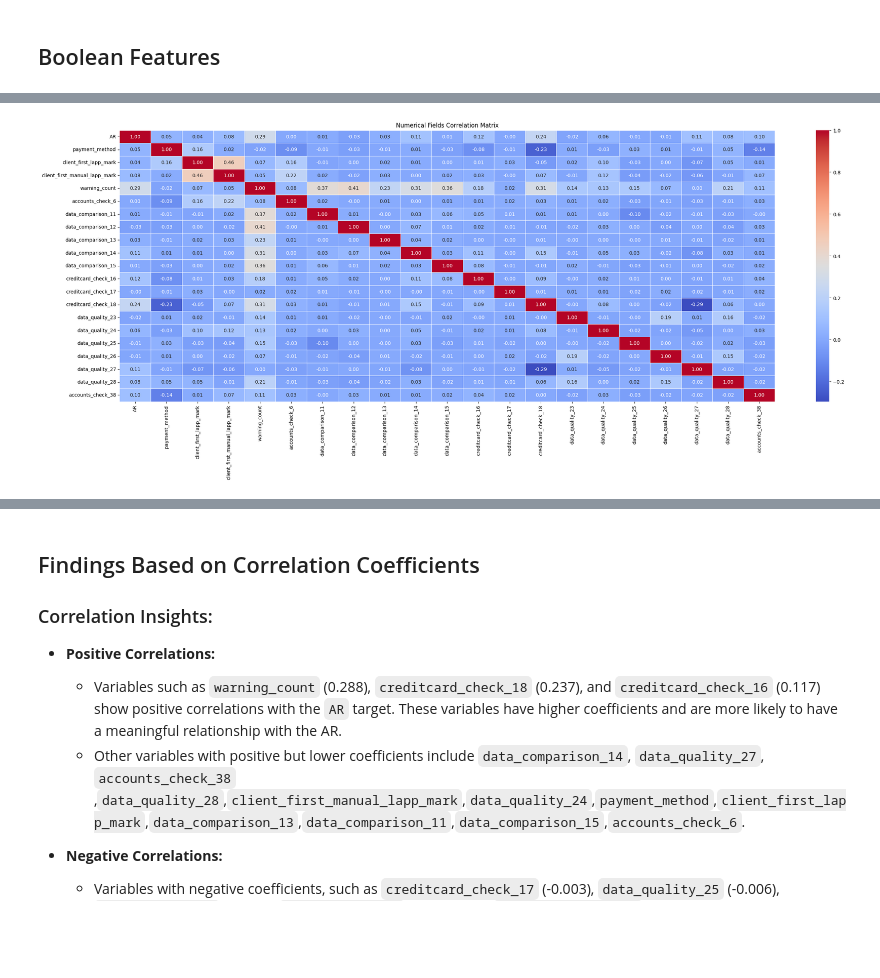
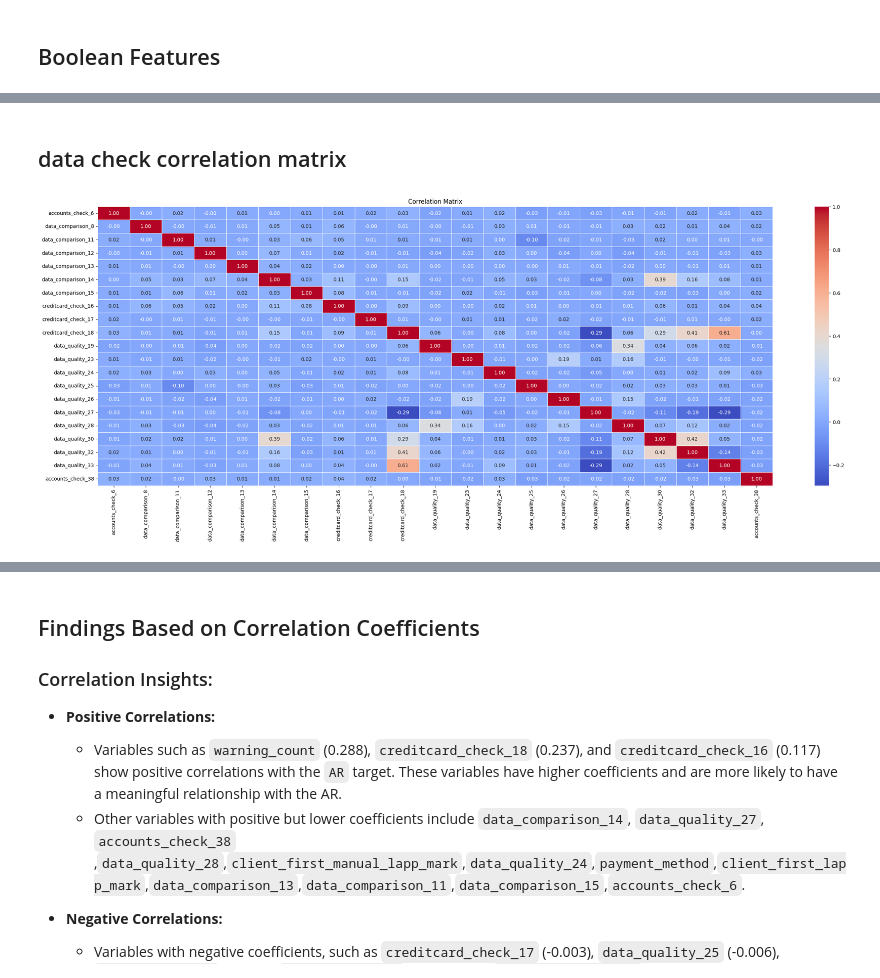
Before and after one commit to Ruth-Mwangi/Loan-Approval-Automation, a Jupyter notebook: notebooks/02_eda.ipynb, the cells around one changed output, grey strips where cells are left out. Cells and saved outputs as stored; diff of their text form; code cells hidden in the pictures; blank space fills up the shorter version.

```diff
--- a/notebooks/02_eda.ipynb
+++ b/notebooks/02_eda.ipynb
@@ -145,5 +188,11 @@ These fields have a minimal presence of `True` values, suggesting they might not
 # %%
-fields_to_drop = ["address_check_1", "address_check_2", "address_check_3", "address_check_4", "accounts_check_5", "data_comparison_7", "data_comparison_8", "data_comparison_9", "data_comparison_10", "other_21", "other_22", "data_quality_19", "data_quality_20", "other_29", "data_quality_30", "other_31", "data_quality_32", "data_quality_33", "data_quality_34", "data_quality_35", "other_36", "accounts_check_37"]
+fields_to_drop = ["address_check_1", "address_check_2", "address_check_3", "address_check_4",
+                  "accounts_check_5", "data_comparison_7", "data_comparison_9",
+                  "data_comparison_10", "other_21", "other_22", "data_quality_20",
+                  "other_29", "other_31",
+                  "data_quality_34", "data_quality_35", "other_36", "accounts_check_37"]
+irrelevant_data=data[fields_to_drop]
+
 data.drop(fields_to_drop, inplace = True, axis = 1)
 # %% [markdown]
 # Bivariate analysis
@@ -516,47 +318,11 @@ plt.show()
-# %%
-corr_df=data.copy()
-corr_df["AR"] = corr_df["AR"].astype("int64")
-payment_method_mapping = {
-    'method1': 1,
-    'method2': 2,
-    'method3': 3,
-    'method4': 4
-}
-
-client_first_mapping = {
-    'yes': 1,
-    'no': 2,
-}
-# label_encoder = LabelEncoder()
-# corr_df['payment_method']= label_encoder.fit_transform(corr_df['payment_method'])
-# corr_df['client_first_lapp_mark']= label_encoder.fit_transform(corr_df['client_first_lapp_mark'])
-# corr_df['client_first_manual_lapp_mark']= label_encoder.fit_transform(corr_df['client_first_manual_lapp_mark'])
-
-corr_df['payment_method'] = corr_df['payment_method'].map(payment_method_mapping)
-corr_df['client_first_lapp_mark'] = corr_df['client_first_lapp_mark'].map(client_first_mapping)
-corr_df['client_first_manual_lapp_mark'] = corr_df['client_first_manual_lapp_mark'].map(client_first_mapping)
-
-corr_df=pd.get_dummies(corr_df,dtype='int64')
-corr_df[boolean_features] = corr_df[boolean_features].astype("int64")
-
-# numerical_features=get_numerical_columns(corr_df)
-
-
-# Define the size of the figure
-plt.figure(figsize=(30, 10))
-
-# Calculate the correlation matrix
-numerical_data = corr_df
-
-corr_matrix = numerical_data.corr()
-
-# Create the heatmap
-sns.heatmap(corr_matrix, annot=True, cmap='coolwarm', fmt='.2f', linewidths=0.5)
-
-# Set the title of the heatmap
-plt.title('Numerical Fields Correlation Matrix')
-
-# Show the plot
-plt.show()
-# %% [output]
-[figure, removed]
+# %% [markdown]
+##  data check  correlation matrix
+# %%
+
+# Calculate the correlation matrix
+boolean_data = data[boolean_features]
+corr_matrix = boolean_data.corr()
+
+create_heat_map(corr_matrix)
+# %% [output]
+[figure, added]
```
Also changed, not shown: parts of 27 cells of this notebook, 1 other file.
